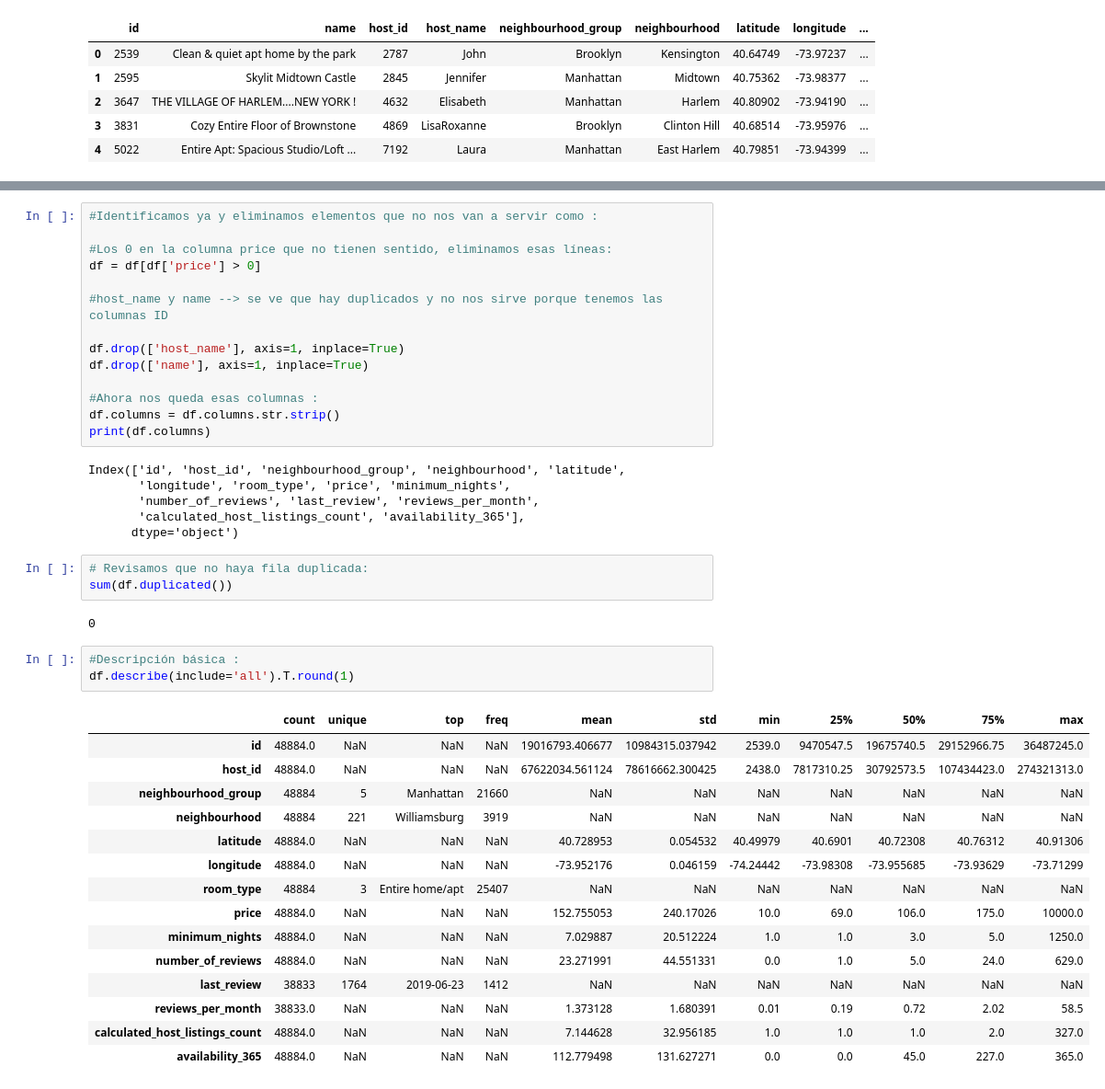
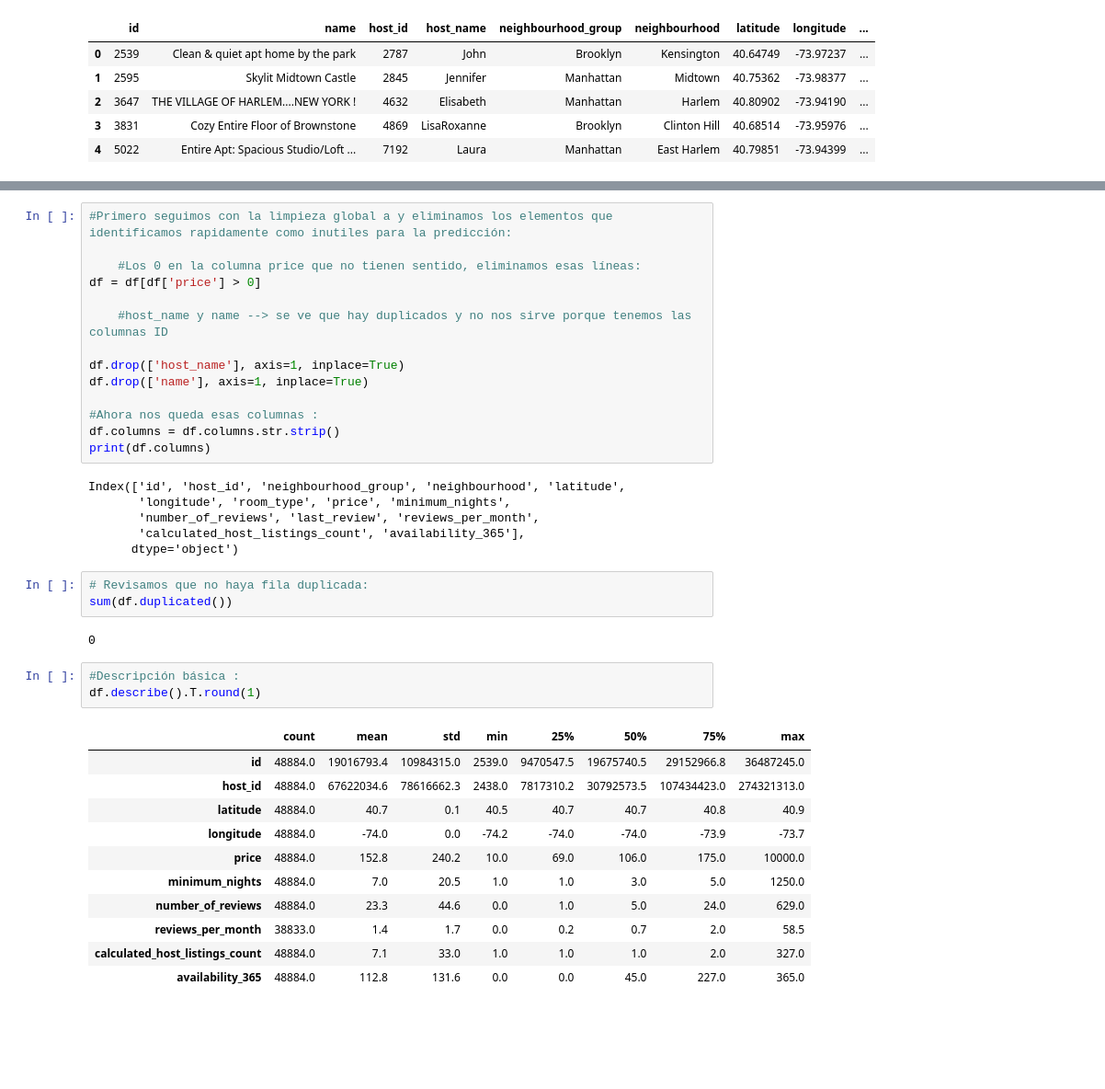
Before and after one commit to 4GeeksAcademy/pauline-EXPLORATORY-DATA-ANALYSIS, a Jupyter notebook: src/explore.ipynb, the cells around one changed output, grey strips where cells are left out. Shown at 92% size. Saved outputs shown, nothing was run; the diff lists cells and outputs as text; blank space fills up the shorter version.

```diff
--- a/src/explore.ipynb
+++ b/src/explore.ipynb
@@ -67,10 +76,10 @@ dtype: int64
 # %%
-#Identificamos ya y eliminamos elementos que no nos van a servir como :
+#Primero seguimos con la limpieza global a y eliminamos los elementos que identificamos rapidamente como inutiles para la predicción:
 
-#Los 0 en la columna price que no tienen sentido, eliminamos esas líneas:
+    #Los 0 en la columna price que no tienen sentido, eliminamos esas líneas:
 df = df[df['price'] > 0]
 
-#host_name y name --> se ve que hay duplicados y no nos sirve porque tenemos las columnas ID
+    #host_name y name --> se ve que hay duplicados y no nos sirve porque tenemos las columnas ID
 
 df.drop(['host_name'], axis=1, inplace=True)
 df.drop(['name'], axis=1, inplace=True)
@@ -91,20 +100,16 @@ sum(df.duplicated())
 0
 # %%
 #Descripción básica :
-df.describe(include='all').T.round(1)
+df.describe().T.round(1)
 # %% [output]
-|  | count | unique | top | freq | mean | std | min | 25% | 50% | 75% | max |
-| id | 48884.0 | NaN | NaN | NaN | 19016793.406677 | 10984315.037942 | 2539.0 | 9470547.5 | 19675740.5 | 29152966.75 | 36487245.0 |
-| host_id | 48884.0 | NaN | NaN | NaN | 67622034.561124 | 78616662.300425 | 2438.0 | 7817310.25 | 30792573.5 | 107434423.0 | 274321313.0 |
-| neighbourhood_group | 48884 | 5 | Manhattan | 21660 | NaN | NaN | NaN | NaN | NaN | NaN | NaN |
-| neighbourhood | 48884 | 221 | Williamsburg | 3919 | NaN | NaN | NaN | NaN | NaN | NaN | NaN |
-| latitude | 48884.0 | NaN | NaN | NaN | 40.728953 | 0.054532 | 40.49979 | 40.6901 | 40.72308 | 40.76312 | 40.91306 |
-| longitude | 48884.0 | NaN | NaN | NaN | -73.952176 | 0.046159 | -74.24442 | -73.98308 | -73.955685 | -73.93629 | -73.71299 |
-| room_type | 48884 | 3 | Entire home/apt | 25407 | NaN | NaN | NaN | NaN | NaN | NaN | NaN |
-| price | 48884.0 | NaN | NaN | NaN | 152.755053 | 240.17026 | 10.0 | 69.0 | 106.0 | 175.0 | 10000.0 |
-| minimum_nights | 48884.0 | NaN | NaN | NaN | 7.029887 | 20.512224 | 1.0 | 1.0 | 3.0 | 5.0 | 1250.0 |
-| number_of_reviews | 48884.0 | NaN | NaN | NaN | 23.271991 | 44.551331 | 0.0 | 1.0 | 5.0 | 24.0 | 629.0 |
-| last_review | 38833 | 1764 | 2019-06-23 | 1412 | NaN | NaN | NaN | NaN | NaN | NaN | NaN |
-| reviews_per_month | 38833.0 | NaN | NaN | NaN | 1.373128 | 1.680391 | 0.01 | 0.19 | 0.72 | 2.02 | 58.5 |
-| calculated_host_listings_count | 48884.0 | NaN | NaN | NaN | 7.144628 | 32.956185 | 1.0 | 1.0 | 1.0 | 2.0 | 327.0 |
-| availability_365 | 48884.0 | NaN | NaN | NaN | 112.779498 | 131.627271 | 0.0 | 0.0 | 45.0 | 227.0 | 365.0 |
+|  | count | mean | std | min | 25% | 50% | 75% | max |
+| id | 48884.0 | 19016793.4 | 10984315.0 | 2539.0 | 9470547.5 | 19675740.5 | 29152966.8 | 36487245.0 |
+| host_id | 48884.0 | 67622034.6 | 78616662.3 | 2438.0 | 7817310.2 | 30792573.5 | 107434423.0 | 274321313.0 |
+| latitude | 48884.0 | 40.7 | 0.1 | 40.5 | 40.7 | 40.7 | 40.8 | 40.9 |
+| longitude | 48884.0 | -74.0 | 0.0 | -74.2 | -74.0 | -74.0 | -73.9 | -73.7 |
+| price | 48884.0 | 152.8 | 240.2 | 10.0 | 69.0 | 106.0 | 175.0 | 10000.0 |
+| minimum_nights | 48884.0 | 7.0 | 20.5 | 1.0 | 1.0 | 3.0 | 5.0 | 1250.0 |
+| number_of_reviews | 48884.0 | 23.3 | 44.6 | 0.0 | 1.0 | 5.0 | 24.0 | 629.0 |
+| reviews_per_month | 38833.0 | 1.4 | 1.7 | 0.0 | 0.2 | 0.7 | 2.0 | 58.5 |
+| calculated_host_listings_count | 48884.0 | 7.1 | 33.0 | 1.0 | 1.0 | 1.0 | 2.0 | 327.0 |
+| availability_365 | 48884.0 | 112.8 | 131.6 | 0.0 | 0.0 | 45.0 | 227.0 | 365.0 |
```
Also changed, not shown: parts of 30 cells of this notebook, 2 other files.
